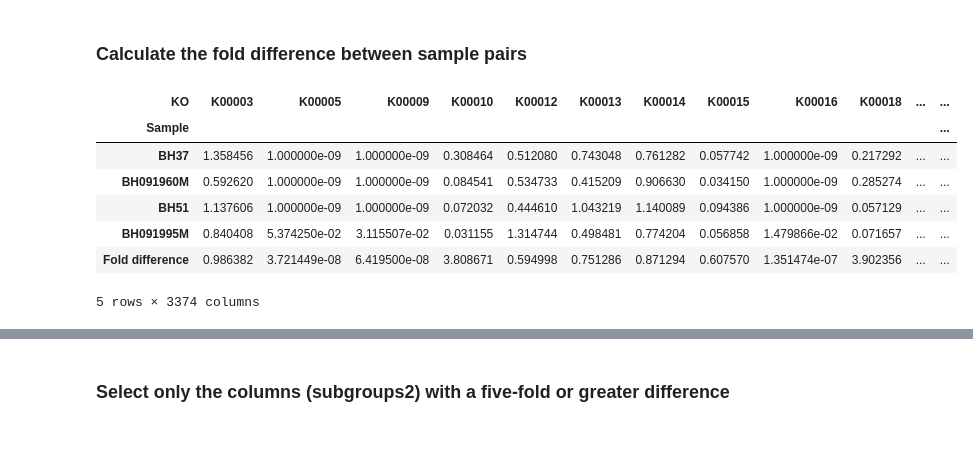
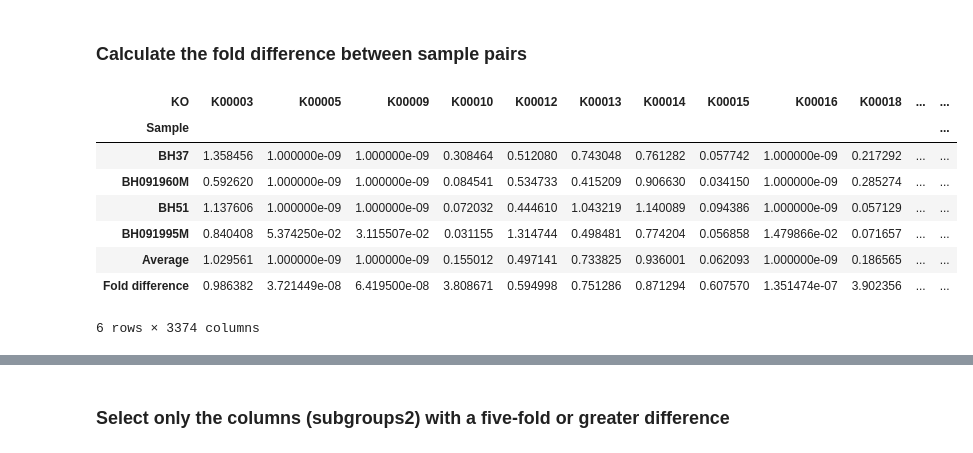
Before and after one commit to nvpatin/BlueHole_manuscript, a Jupyter notebook: BH_subgroup2_clustermap.ipynb, the cells around one changed output, grey strips where cells are left out. Saved outputs shown, nothing was run; the diff lists cells and outputs as text; code cells hidden in the pictures.

```diff
--- a/BH_subgroup2_clustermap.ipynb
+++ b/BH_subgroup2_clustermap.ipynb
@@ -81,7 +61,8 @@ sg2.head()
 # %%
-df3 = pd.pivot_table(data=concat, index='Sample', values='ReadCounts_Norm', columns='KO')
-df3 = df3.fillna(0).reindex(["BH37","BH091960M","BH51","BH091995M"])
-df3.head()
+# Reformat data frame for the heat map
+df4 = pd.pivot_table(data=concat, index='Sample', values='ReadCounts_Norm', columns='KO')
+df4 = df4.fillna(0).reindex(["BH37","BH091960M","BH51","BH091995M"])
+df4.head()
 # %% [output]
 | KO | K00003 | K00005 | K00009 | K00010 | K00012 | K00013 | K00014 | K00015 | K00016 | K00018 | ... | ... |
 | Sample |  |  |  |  |  |  |  |  |  |  |  | ... |
@@ -97,18 +78,21 @@ def fold_difference(a, b, c, d):
     diff = ((a + b)/2) / ((c + d)/2)
     return(diff)
 # %%
-df4 = df3.replace(0, 0.000000001)
+df4 = df4.replace(0, 0.000000001)
+df4 = df4.append(pd.Series(name='Average'))
 df4 = df4.append(pd.Series(name='Fold difference', dtype='float64'))
+df4.loc['Average'] = np.array(np.mean(df4.iloc[:3, :], axis=0))
 df4.loc['Fold difference'] = df4.apply(lambda x:
                                            fold_difference(x.loc['BH37'], x.loc['BH091960M'],
                                                            x.loc['BH51'], x.loc['BH091995M']), axis=0)
-df4.head()
+df4.head(6)
 # %% [output]
 | KO | K00003 | K00005 | K00009 | K00010 | K00012 | K00013 | K00014 | K00015 | K00016 | K00018 | ... | ... |
 | Sample |  |  |  |  |  |  |  |  |  |  |  | ... |
 | BH37 | 1.358456 | 1.000000e-09 | 1.000000e-09 | 0.308464 | 0.512080 | 0.743048 | 0.761282 | 0.057742 | 1.000000e-09 | 0.217292 | ... | ... |
 | BH091960M | 0.592620 | 1.000000e-09 | 1.000000e-09 | 0.084541 | 0.534733 | 0.415209 | 0.906630 | 0.034150 | 1.000000e-09 | 0.285274 | ... | ... |
 | BH51 | 1.137606 | 1.000000e-09 | 1.000000e-09 | 0.072032 | 0.444610 | 1.043219 | 1.140089 | 0.094386 | 1.000000e-09 | 0.057129 | ... | ... |
 | BH091995M | 0.840408 | 5.374250e-02 | 3.115507e-02 | 0.031155 | 1.314744 | 0.498481 | 0.774204 | 0.056858 | 1.479866e-02 | 0.071657 | ... | ... |
+| Average | 1.029561 | 1.000000e-09 | 1.000000e-09 | 0.155012 | 0.497141 | 0.733825 | 0.936001 | 0.062093 | 1.000000e-09 | 0.186565 | ... | ... |
 | Fold difference | 0.986382 | 3.721449e-08 | 6.419500e-08 | 3.808671 | 0.594998 | 0.751286 | 0.871294 | 0.607570 | 1.351474e-07 | 3.902356 | ... | ... |
-5 rows × 3374 columns
+6 rows × 3374 columns
```
Also changed, not shown: parts of 34 cells of this notebook.
